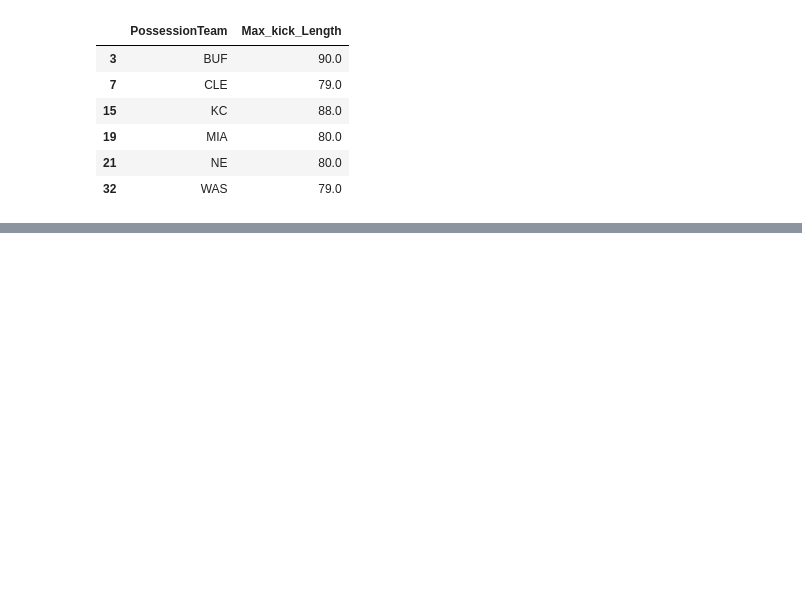
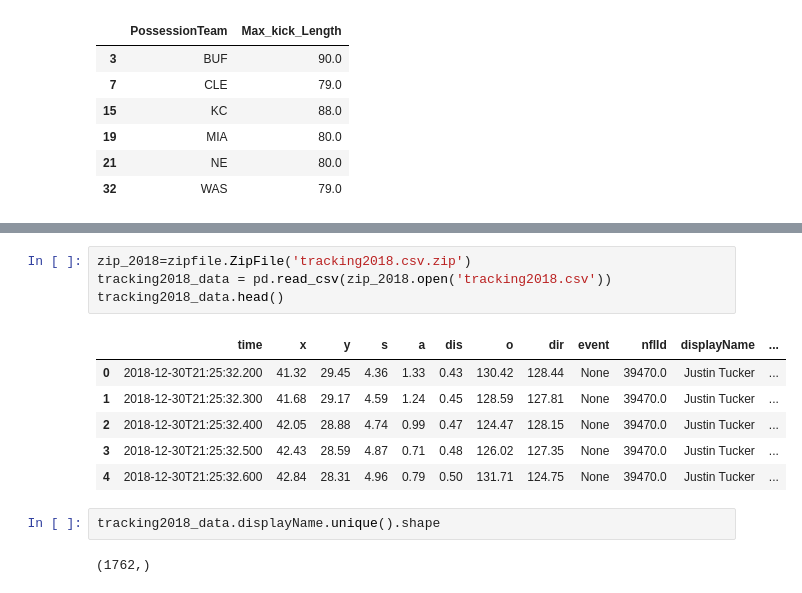
Before and after one commit to DeependraParichha1004/ML-Analysis, a Jupyter notebook: NFL.ipynb, the cells around one changed output, grey strips where cells are left out. Drawn from its saved outputs; the diff is of its cells as text; blank space fills up the shorter version.

```diff
--- a/NFL.ipynb
+++ b/NFL.ipynb
@@ -283,0 +292,15 @@ plt.show()
+# %%
+zip_2018=zipfile.ZipFile('tracking2018.csv.zip')
+tracking2018_data = pd.read_csv(zip_2018.open('tracking2018.csv'))
+tracking2018_data.head()
+# %% [output]
+|  | time | x | y | s | a | dis | o | dir | event | nflId | displayName | ... |
+| 0 | 2018-12-30T21:25:32.200 | 41.32 | 29.45 | 4.36 | 1.33 | 0.43 | 130.42 | 128.44 | None | 39470.0 | Justin Tucker | ... |
+| 1 | 2018-12-30T21:25:32.300 | 41.68 | 29.17 | 4.59 | 1.24 | 0.45 | 128.59 | 127.81 | None | 39470.0 | Justin Tucker | ... |
+| 2 | 2018-12-30T21:25:32.400 | 42.05 | 28.88 | 4.74 | 0.99 | 0.47 | 124.47 | 128.15 | None | 39470.0 | Justin Tucker | ... |
+| 3 | 2018-12-30T21:25:32.500 | 42.43 | 28.59 | 4.87 | 0.71 | 0.48 | 126.02 | 127.35 | None | 39470.0 | Justin Tucker | ... |
+| 4 | 2018-12-30T21:25:32.600 | 42.84 | 28.31 | 4.96 | 0.79 | 0.50 | 131.71 | 124.75 | None | 39470.0 | Justin Tucker | ... |
+# %%
+tracking2018_data.displayName.unique().shape
+# %% [output]
+(1762,)
```
Also changed, not shown: parts of 10 cells of this notebook.
